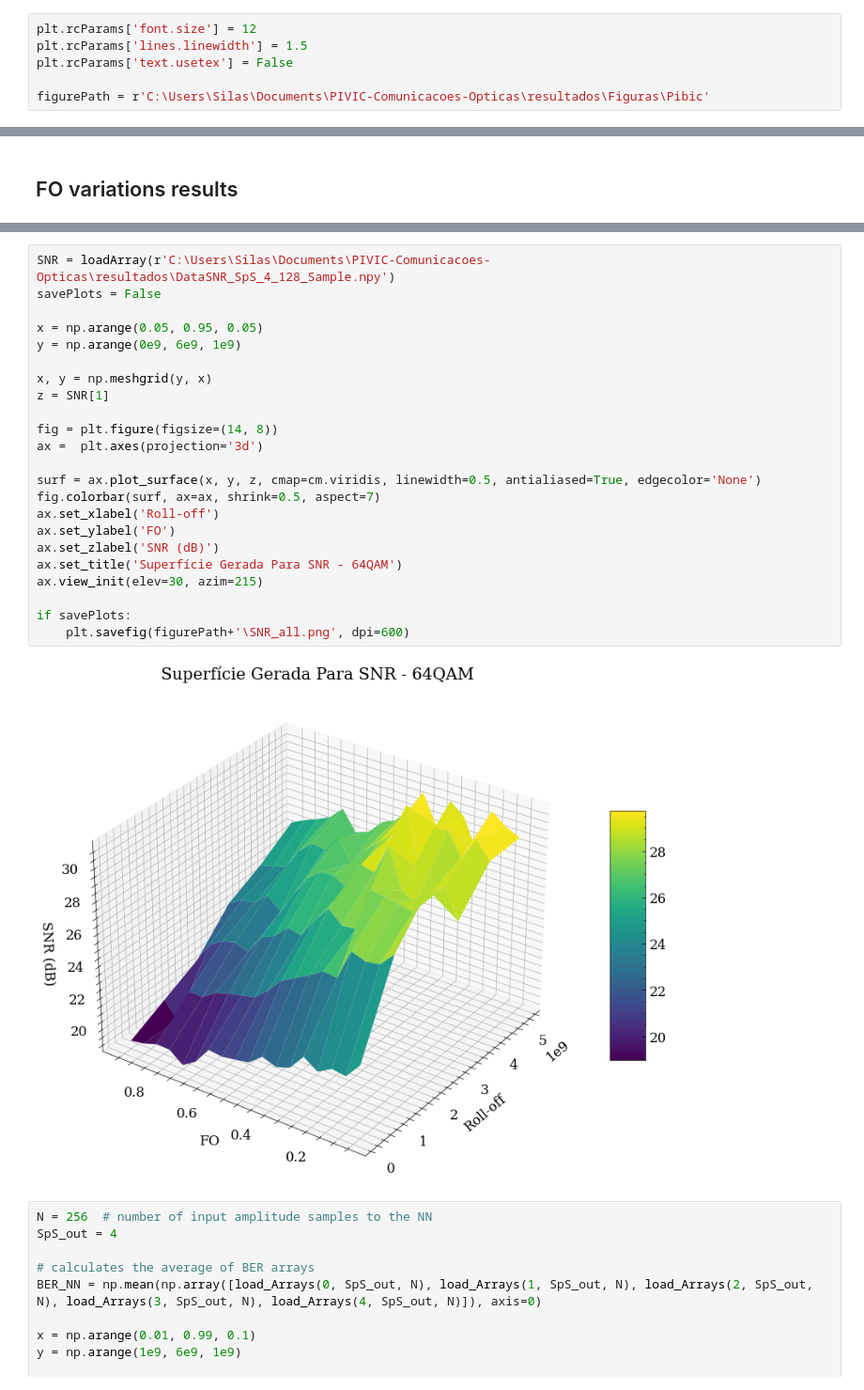
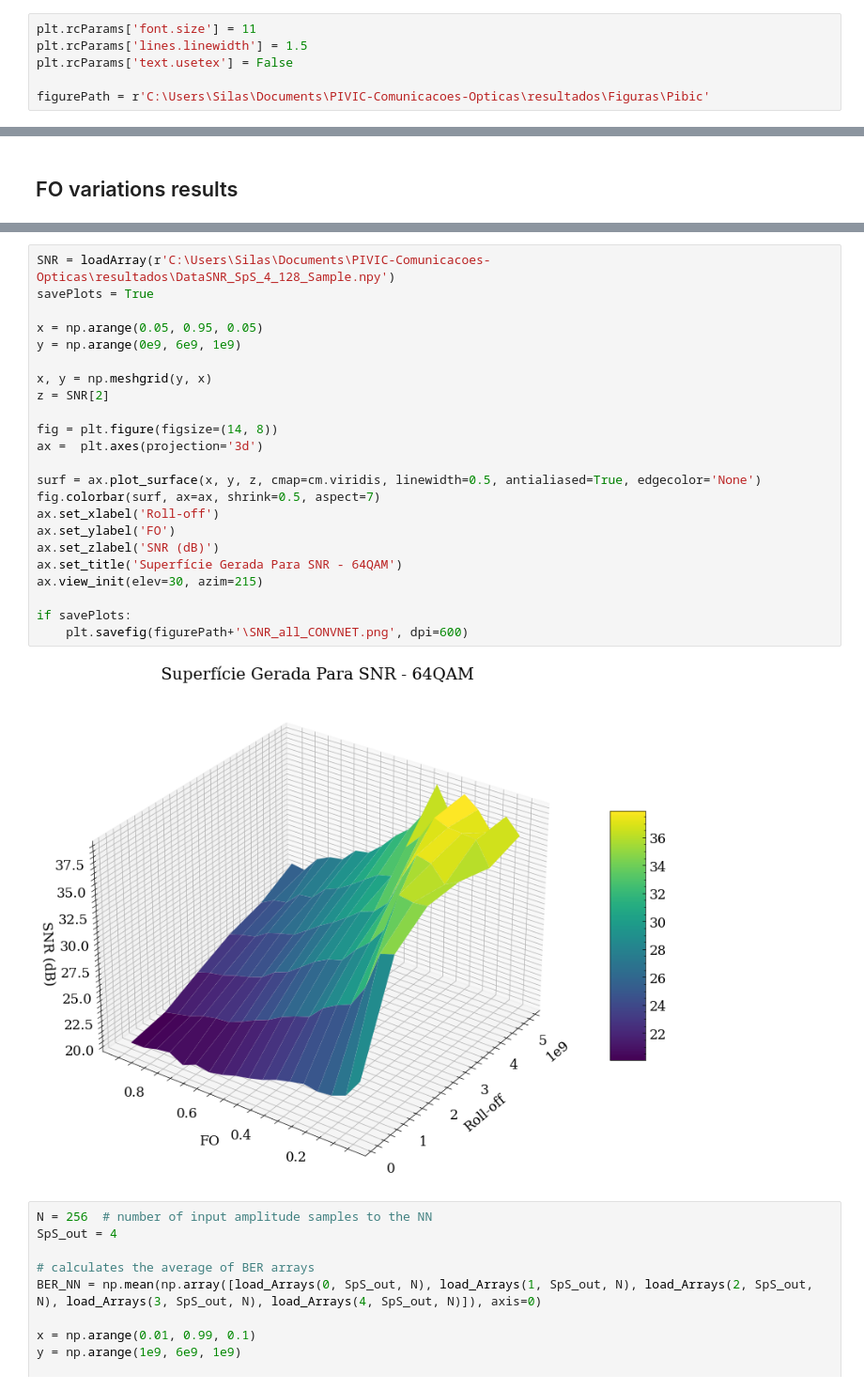
Before and after one commit to silasabs/PIVIC-PIBIC-Comunicacoes-Opticas, a Jupyter notebook: jupyter notebooks/Results_PhaseRetrieval.ipynb, the cells around one changed output, grey strips where cells are left out. Shown at 94% size. Saved outputs shown, nothing was run; the diff lists cells and outputs as text.

```diff
--- a/jupyter notebooks/Results_PhaseRetrieval.ipynb
+++ b/jupyter notebooks/Results_PhaseRetrieval.ipynb
@@ -10,7 +10,7 @@ import seaborn as sns
 
 import numpy as np
 # %%
-plt.rcParams['font.size'] = 12
+plt.rcParams['font.size'] = 11
 plt.rcParams['lines.linewidth'] = 1.5
 plt.rcParams['text.usetex'] = False
 
@@ -122,28 +175,28 @@ if savePlots:
 # %%
 SNR = loadArray(r'C:\Users\Silas\Documents\PIVIC-Comunicacoes-Opticas\resultados\DataSNR_SpS_4_128_Sample.npy')
-savePlots = False
+savePlots = True
 
 x = np.arange(0.05, 0.95, 0.05)
 y = np.arange(0e9, 6e9, 1e9)
 
 x, y = np.meshgrid(y, x)
-z = SNR[1]
+z = SNR[2]
 
 fig = plt.figure(figsize=(14, 8))
 ax =  plt.axes(projection='3d')
 
 surf = ax.plot_surface(x, y, z, cmap=cm.viridis, linewidth=0.5, antialiased=True, edgecolor='None')
 fig.colorbar(surf, ax=ax, shrink=0.5, aspect=7)
 ax.set_xlabel('Roll-off')
 ax.set_ylabel('FO')
 ax.set_zlabel('SNR (dB)')
 ax.set_title('Superfície Gerada Para SNR - 64QAM')
 ax.view_init(elev=30, azim=215)
 
 if savePlots:
-    plt.savefig(figurePath+'\SNR_all.png', dpi=600)
+    plt.savefig(figurePath+'\SNR_all_CONVNET.png', dpi=600)
 # %% [output]
-[figure, old version]
+[figure, new version]
 # %%
 N = 256  # number of input amplitude samples to the NN
 SpS_out = 4
```
Also changed, not shown: parts of 4 cells of this notebook.
